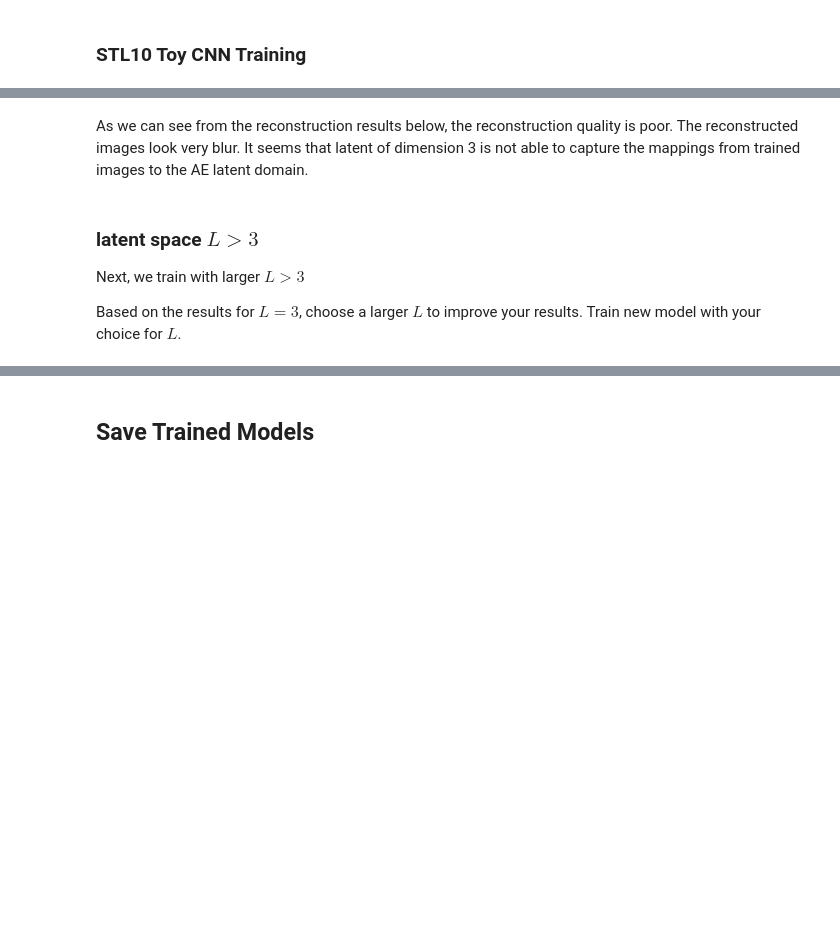
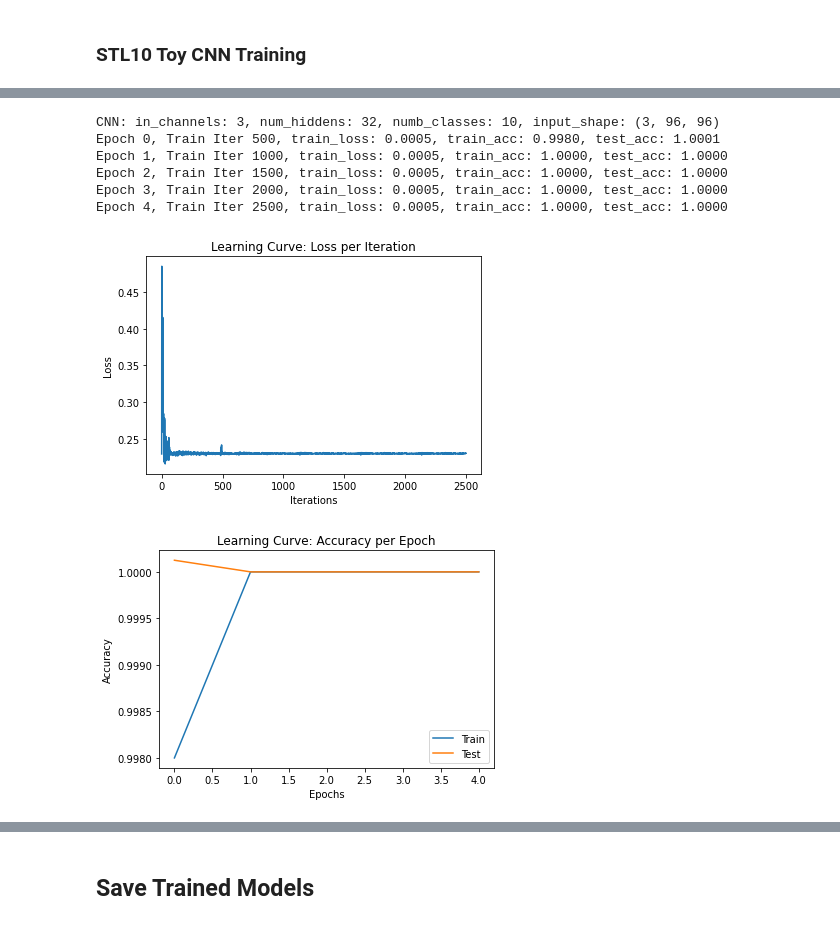
Before and after one commit to alexfok/IntroDeepLearning2022, a Jupyter notebook: IDL_Project_sup_l.ipynb, the cells around one changed output, grey strips where cells are left out. Cells and saved outputs as stored; diff of their text form; code cells hidden in the pictures; blank space fills up the shorter version.

```diff
--- a/IDL_Project_sup_l.ipynb
+++ b/IDL_Project_sup_l.ipynb
@@ -479,6 +481,10 @@ stl10_train_split_unlabeled = stl10_train_split_unlabeled.astype(np.float32)
 #mnist_data_nparray -= 0.5
 #stl10_data_nparray -= 0.5
 
+# Shift STL10 labels from range 1..10 to range 0..9
+stl10_labels_train_split = stl10_labels_train_split -1
+stl10_labels_test_split = stl10_labels_test_split -1
+
 # debug normalized images
 #img1 = mnist_data_nparray[0]
 #print(f'img1.shape: {img1.shape}')
@@ -710,7 +700,7 @@ class CNN(nn.Module):
         fc1_inp = int((8*self.num_hiddens)*((self.H*self.W)/(2**8)))
 
         self.fc1 = torch.nn.Linear(in_features=fc1_inp, out_features=100)
-        self.fc2 = torch.nn.Linear(in_features=100, out_features=2)
+        self.fc2 = torch.nn.Linear(in_features=100, out_features=numb_classes)
 
         # n_linear_size = int(((image_h-3)/2 + 1)**2)
 #        print(f'fc1_inp: {fc1_inp}')
@@ -821,6 +829,7 @@ def plot_learning_curve(iters, losses, epocs_vec, train_accs, test_accs):
     plt.plot(epocs_vec, test_accs, label="Test")
     plt.xlabel("Epochs")
     plt.ylabel("Accuracy")
+    plt.legend(loc='best')
     plt.show()
 '''
     fig, axs = plt.subplots(1, 2, figsize=(15,5))
@@ -928,3 +953,31 @@ def train(dataset, model, train_loader, test_loader, num_epochs=10, learning_rat
+# %%
+def train_model(train_dataset, test_dataset, enc_in_chnl=3, numb_classes=10, batch_size=10, num_epochs=5, image_shape=(3, 96, 96), dataset='STL10'):
+  learning_rate = 2e-3
+
+  #CNN Class inputs:
+  enc_num_hidden = 32
+  if dataset == 'STL10':
+    train_dataset_size = train_dataset.shape[0]
+    test_dataset_size = test_dataset.shape[0]
+  else: # 'Mnist'
+    train_dataset_size = train_dataset.data.shape[0]
+    test_dataset_size = test_dataset.data.shape[0]
+
+  #mnist_test_split, mnist_train_split = None, None
+  #stl10_test_split, stl10_train_split = None, None
+
+  # Train STL10
+
+  train_loader = torch.utils.data.DataLoader(train_dataset, batch_size=batch_size, shuffle=True)
+  test_loader = torch.utils.data.DataLoader(test_dataset, batch_size=batch_size, shuffle=True)
+
+  model_1 = CNN(enc_in_chnl, enc_num_hidden, numb_classes, input_shape=image_shape)
+  model_1.to(dev)
+  model_1.weight_init(mean=0, std=0.02)
+  iters, losses, epocs_vec, train_accs, test_accs = train(dataset, model_1, numb_classes, train_loader, test_loader, num_epochs, learning_rate, batch_size, train_dataset_size, test_dataset_size)
+  plot_learning_curve(iters, losses, epocs_vec, train_accs, test_accs)
+
+  return model_1
 # %% [markdown]
  ## Train STL10 CNN
 # %% [markdown]
@@ -990,2 +984,0 @@ NameError: ignored
-# %% [markdown]
-As we can see from the reconstruction results below, the reconstruction quality is poor. The reconstructed images look very blur. It seems that latent of dimension 3 is not able to capture the mappings from trained images to the AE latent domain.
@@ -1026,7 +984,0 @@ display_images(img_stl10, x_recon_stl10, X=5, label='', count=False)
-# %% [markdown]
-### latent space $L > 3$
-
-Next, we train with larger $L > 3$
-
-Based on the results for $L = 3$, choose a larger $L$ to improve your results.
-Train new model with your choice for $L$.
@@ -1084,0 +985,15 @@ display_images(imgs_stl1, x_recon_stl1, X=5, label='', count=False)
+# %%
+DEBUG = False
+DEBUG_NN = False
+
+model_1 = train_model(stl10_train_split, stl10_test_split, enc_in_chnl=3, numb_classes=10, batch_size=10, num_epochs=5, image_shape=(3, 96, 96), dataset='STL10')
+#model_1 = train_model(stl10_train_split, stl10_test_split, 3, 10, 10, 5, (3, 96, 96), 'STL10')
+# %% [output]
+CNN: in_channels: 3, num_hiddens: 32, numb_classes: 10, input_shape: (3, 96, 96)
+Epoch 0, Train Iter 500, train_loss: 0.0005, train_acc: 0.9980, test_acc: 1.0001
+Epoch 1, Train Iter 1000, train_loss: 0.0005, train_acc: 1.0000, test_acc: 1.0000
+Epoch 2, Train Iter 1500, train_loss: 0.0005, train_acc: 1.0000, test_acc: 1.0000
+Epoch 3, Train Iter 2000, train_loss: 0.0005, train_acc: 1.0000, test_acc: 1.0000
+Epoch 4, Train Iter 2500, train_loss: 0.0005, train_acc: 1.0000, test_acc: 1.0000
+[figure, added]
+[figure, added]
```
Also changed, not shown: parts of 51 cells of this notebook.
